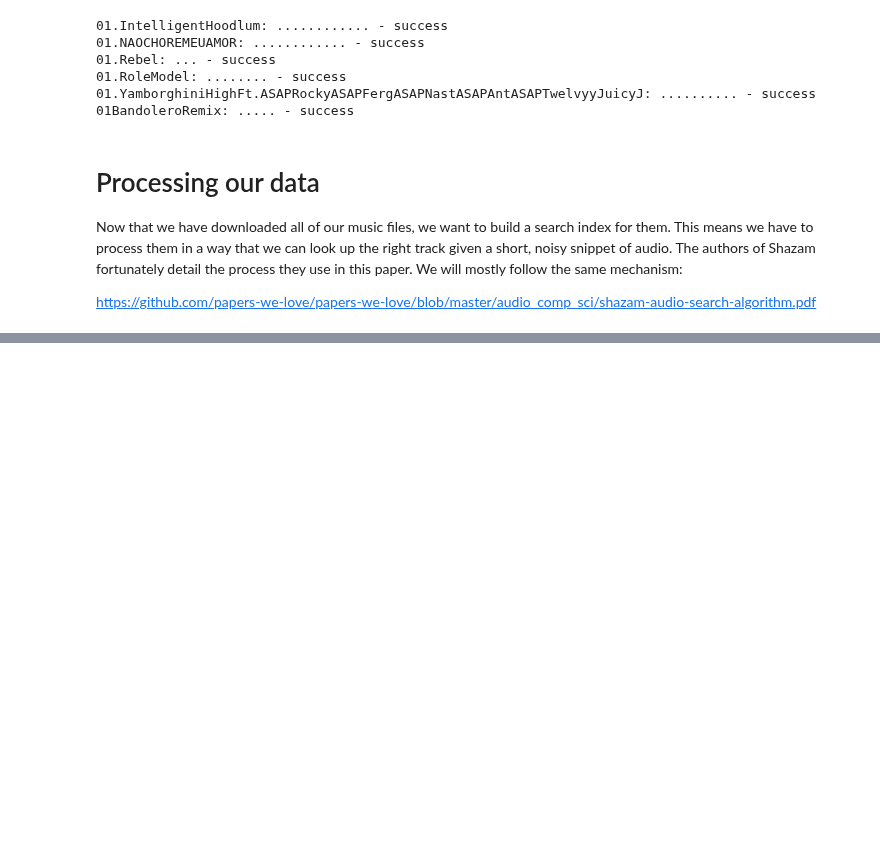
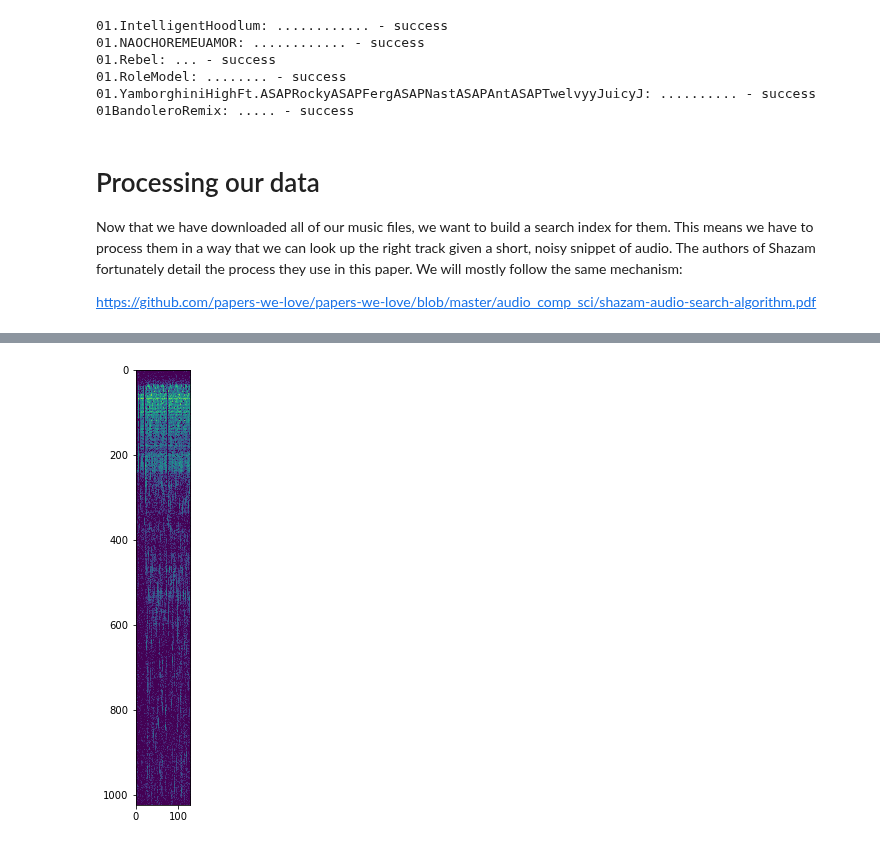
Before and after one commit to DOsinga/deep_learning_cookbook, a Jupyter notebook: 5.1 Shazam Clone.ipynb, the cells around one changed output, grey strips where cells are left out. Saved outputs shown, nothing was run; the diff lists cells and outputs as text; code cells hidden in the pictures; blank space fills up the shorter version.

```diff
--- a/5.1 Shazam Clone.ipynb
+++ b/5.1 Shazam Clone.ipynb
@@ -86,10 +85,15 @@ import librosa.display
 
 SAMPLE_RATE = 22050
 
-reality = librosa.load(
-    MUSIC_DIR + '/01.IntelligentHoodlum/02. Back To Reality.mp3',
-    sr=SAMPLE_RATE,
-    mono=True,
-    res_type='kaiser_fast',
-    dtype='float32'
-)
+def load_song(filename):
+    return librosa.load(
+        filename,
+        sr=SAMPLE_RATE,
+        mono=True,
+        res_type='kaiser_fast',
+        dtype='float32'
+    )[0]
+
+
+reality = load_song(MUSIC_DIR + '/01.IntelligentHoodlum/02. Back To Reality.mp3')
+footprints = load_song(MUSIC_DIR + '/01PushItAlong/04 Footprints.mp3')
@@ -102,3 +99,0 @@ spectrograph.shape
-# %%
-D = librosa.amplitude_to_db(spectrograph)
-librosa.display.specshow(D, y_axis='linear')
@@ -116,0 +170,4 @@ inverted.shape, play(inverted)
+# %%
+plot_spectrogram(compute_spectrogram(noisy_samples)[:, :128])
+# %% [output]
+[figure, added]
```
Also changed, not shown: parts of 29 cells of this notebook, 2 other files.
